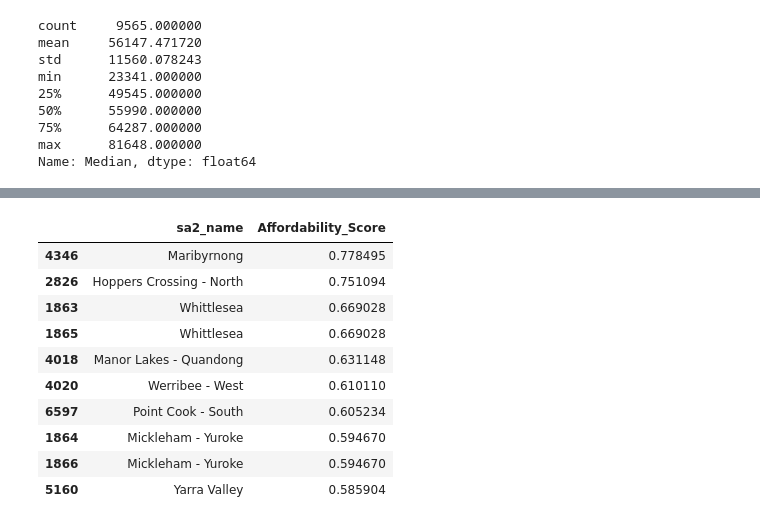
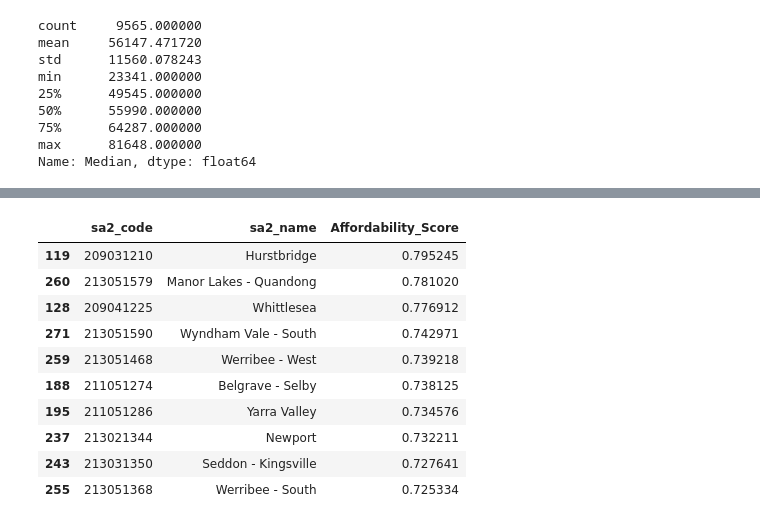
Before and after one commit to MAST30034-AppliedDataScience/project-2-group-real-estate-industry-project-3, a Jupyter notebook: notebooks/affordability.ipynb, the cells around one changed output, grey strips where cells are left out. Saved outputs shown, nothing was run; the diff lists cells and outputs as text; code cells hidden in the pictures.

```diff
--- a/notebooks/affordability.ipynb
+++ b/notebooks/affordability.ipynb
@@ -75,23 +75,23 @@ df['GII'] = 1 - df['Gini coefficient']
 affordability_features = ['IPR', 'HPI', 'PDI', 'GII']
 # %%
 # remove inf values
-df = df.replace([np.inf, -np.inf], np.nan)
+grouped_df = grouped_df.replace([np.inf, -np.inf], np.nan)
 # %%
 # Standardize features using Min-Max scaling
 scaler = MinMaxScaler()
-df[affordability_features] = scaler.fit_transform(df[affordability_features])
+grouped_df[affordability_features] = scaler.fit_transform(grouped_df[affordability_features])
 # %%
 # Define weights for each feature
 weights = {'IPR': 0.4, 'HPI': 0.3, 'PDI': 0.2, 'GII': 0.1}
 
 # Calculate Affordability Score
 # The Affordability Score is a weighted sum of all standardized features, where higher scores indicate better affordability
-df['Affordability_Score'] = (
-    weights['IPR'] * df['IPR'] +
-    weights['HPI'] * df['HPI'] +
-    weights['PDI'] * df['PDI'] +
-    weights['GII'] * df['GII']
+grouped_df['Affordability_Score'] = (
+    weights['IPR'] * grouped_df['IPR'] +
+    weights['HPI'] * grouped_df['HPI'] +
+    weights['PDI'] * grouped_df['PDI'] +
+    weights['GII'] * grouped_df['GII']
 )
 # %%
 # Sort by Affordability Score (higher is better)
-df = df.sort_values(by='Affordability_Score', ascending=False)
+grouped_df = grouped_df.sort_values(by='Affordability_Score', ascending=False)
@@ -98,18 +108,18 @@ df = df.sort_values(by='Affordability_Score', ascending=False)
 # %%
 # Display the top 10 most affordable SA2 areas
-df[['sa2_name', 'Affordability_Score']].head(10)
+grouped_df[['sa2_code', 'sa2_name', 'Affordability_Score']].head(10)
 # %% [output]
-|  | sa2_name | Affordability_Score |
-| 4346 | Maribyrnong | 0.778495 |
-| 2826 | Hoppers Crossing - North | 0.751094 |
-| 1863 | Whittlesea | 0.669028 |
-| 1865 | Whittlesea | 0.669028 |
-| 4018 | Manor Lakes - Quandong | 0.631148 |
-| 4020 | Werribee - West | 0.610110 |
-| 6597 | Point Cook - South | 0.605234 |
-| 1864 | Mickleham - Yuroke | 0.594670 |
-| 1866 | Mickleham - Yuroke | 0.594670 |
-| 5160 | Yarra Valley | 0.585904 |
+|  | sa2_code | sa2_name | Affordability_Score |
+| 119 | 209031210 | Hurstbridge | 0.795245 |
+| 260 | 213051579 | Manor Lakes - Quandong | 0.781020 |
+| 128 | 209041225 | Whittlesea | 0.776912 |
+| 271 | 213051590 | Wyndham Vale - South | 0.742971 |
+| 259 | 213051468 | Werribee - West | 0.739218 |
+| 188 | 211051274 | Belgrave - Selby | 0.738125 |
+| 195 | 211051286 | Yarra Valley | 0.734576 |
+| 237 | 213021344 | Newport | 0.732211 |
+| 243 | 213031350 | Seddon - Kingsville | 0.727641 |
+| 255 | 213051368 | Werribee - South | 0.725334 |
 # %%
 # Save the results to a new CSV file
 df.to_csv('sa2_affordability_scores.csv', index=False)
```
Also changed, not shown: parts of 6 cells of this notebook, 1 other file.
